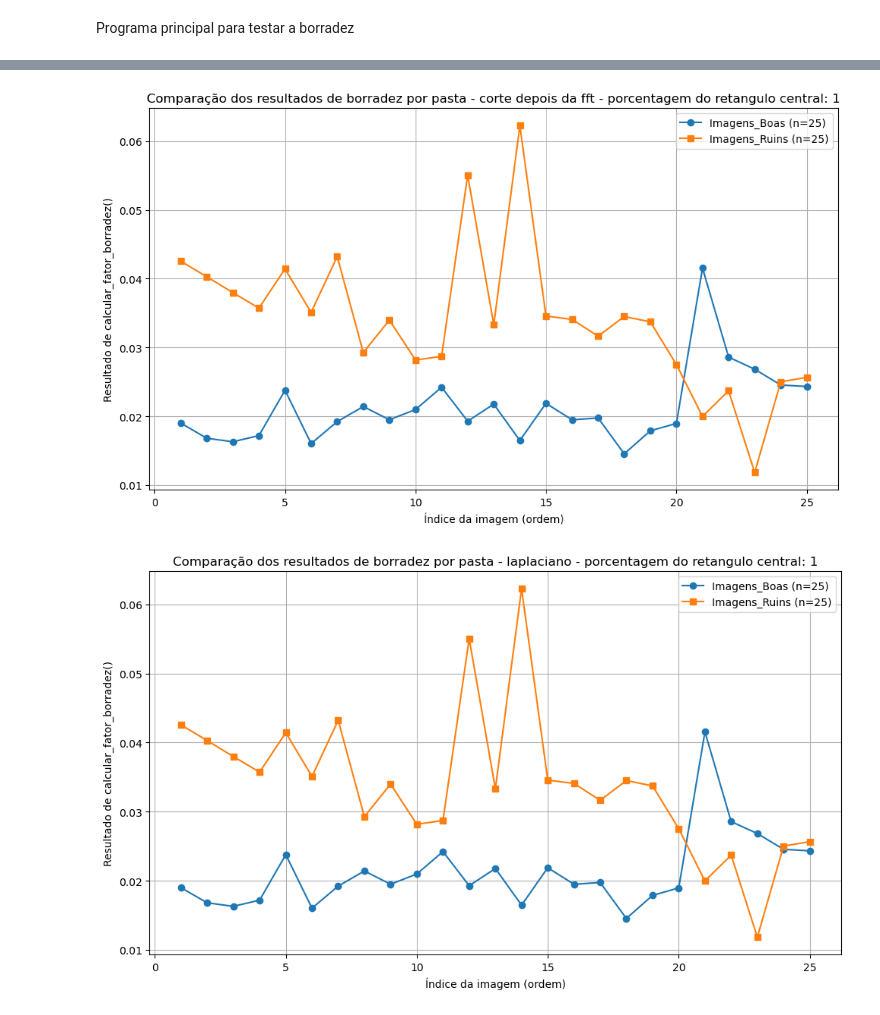
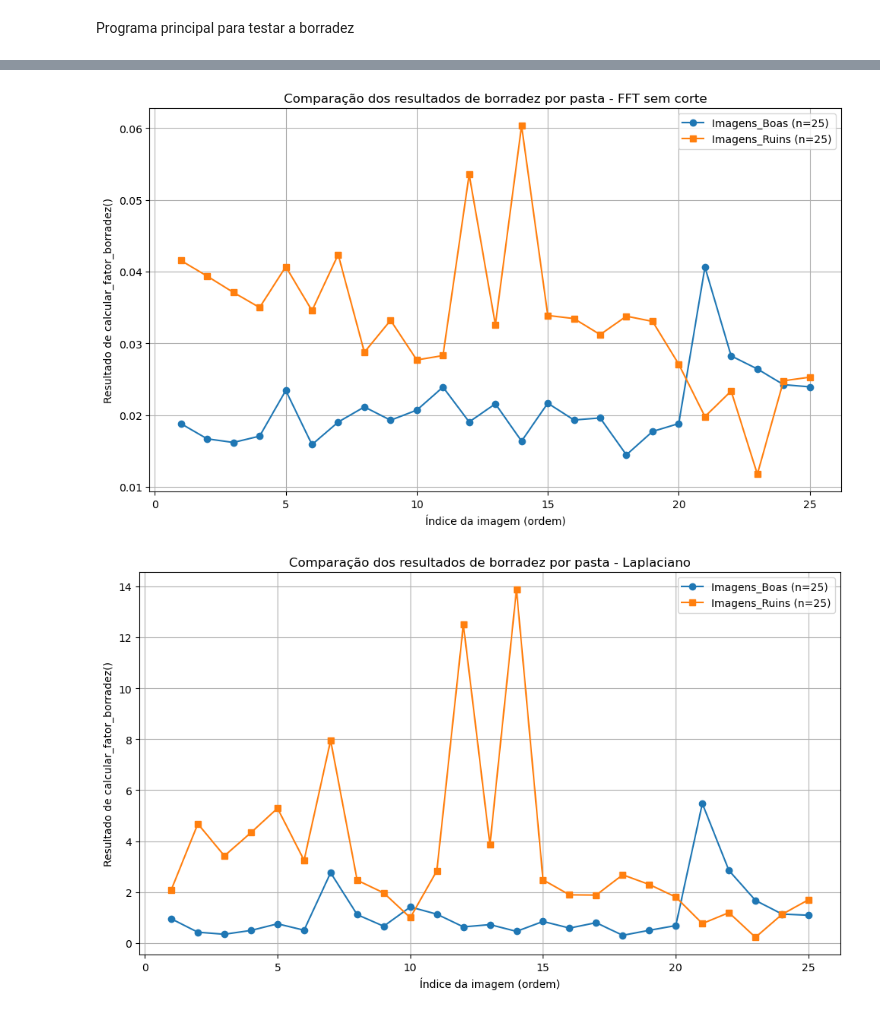
Before and after one commit to eriksonfm/borradez, a Jupyter notebook: teste-01.ipynb, the cells around one changed output, grey strips where cells are left out. Cells and saved outputs as stored; diff of their text form; code cells hidden in the pictures.

Commit message:
update: algoritmos com fft atualizados para fazer o corte correto (fft com corte, fft sem corte e laplaciano), comentarios com descricao completa das funcoes

```diff
--- a/teste-01.ipynb
+++ b/teste-01.ipynb
@@ -238,11 +210,11 @@ def run_on_folder(folder_path, porcentagem_central):
     resultsC = []
     names = []
 
-    # Calcula fator de borradez antes da FFT
+    # Calcula fator de borradez com FFT com corte no domínio da frequência
     for f in files:
         try:
             # Chama a função principal de borradez com o caminho do arquivo
-            res = calcular_fator_borradez_fft_corte_antes(str(f), porcentagem_central)
+            res = calcular_fator_borradez_fft_com_corte(str(f), porcentagem_central)
         except Exception as e:
             print(f"Ignorado {f}: {e}")
             continue
@@ -256,11 +228,11 @@ def run_on_folder(folder_path, porcentagem_central):
             resultsA.append(res)
         names.append(f.name)
 
-    # Calcula fator de borradez depois da FFT
+    # Calcula fator de borradez com FFT sem corte
     for f in files:
         try:
             # Chama a função principal de borradez com o caminho do arquivo
-            res = calcular_fator_borradez_fft_corte_depois(str(f), porcentagem_central)
+            res = calcular_fator_borradez_fft_sem_corte(str(f))
         except Exception as e:
             print(f"Ignorado {f}: {e}")
             continue
@@ -273,11 +245,11 @@ def run_on_folder(folder_path, porcentagem_central):
         except Exception:
             resultsB.append(res)
 
-    # Calcula fator de borradez com laplaciano
+    # Calcula fator de borradez com laplaciano na imagem inteira
     for f in files:
         try:
             # Chama a função principal de borradez com o caminho do arquivo
-            res = calcular_fator_borradez_fft_corte_antes(str(f), porcentagem_central)
+            res = calcular_fator_borradez_laplaciano(str(f))
         except Exception as e:
             print(f"Ignorado {f}: {e}")
             continue
@@ -299,8 +271,8 @@ project_root = _P('.').resolve()
 folder1 = str(project_root / 'Imagens_Boas')
 folder2 = str(project_root / 'Imagens_Ruins')
 
-# Eurístico que determina o tamanho do retângulo central de corte
-porcentagem_central = 1
+##### Eurístico que determina o tamanho do retângulo central de corte (de 0 a 1) #####
+porcentagem_central = 0.5
 
 # Executa processamento nas duas pastas
 res1A, res1B, res1C, names1 = run_on_folder(folder1, porcentagem_central)
@@ -326,7 +298,7 @@ else:
 # Rótulos e estilo do gráfico
 plt.xlabel('Índice da imagem (ordem)')
 plt.ylabel('Resultado de calcular_fator_borradez()')
-plt.title(f'Comparação dos resultados de borradez por pasta - corte antes da fft - porcentagem do retangulo central: {porcentagem_central}')
+plt.title(f'Comparação dos resultados de borradez por pasta - FFT com corte - porcentagem do retangulo central: {porcentagem_central*100}%')
 if plotted:
     plt.legend()
 plt.grid(True)
@@ -354,7 +326,7 @@ else:
 # Rótulos e estilo do gráfico
 plt.xlabel('Índice da imagem (ordem)')
 plt.ylabel('Resultado de calcular_fator_borradez()')
-plt.title(f'Comparação dos resultados de borradez por pasta - corte depois da fft - porcentagem do retangulo central: {porcentagem_central}')
+plt.title(f'Comparação dos resultados de borradez por pasta - FFT sem corte')
 if plotted:
     plt.legend()
 plt.grid(True)
@@ -382,7 +354,7 @@ else:
 # Rótulos e estilo do gráfico
 plt.xlabel('Índice da imagem (ordem)')
 plt.ylabel('Resultado de calcular_fator_borradez()')
-plt.title(f'Comparação dos resultados de borradez por pasta - laplaciano - porcentagem do retangulo central: {porcentagem_central}')
+plt.title(f'Comparação dos resultados de borradez por pasta - Laplaciano')
 if plotted:
     plt.legend()
 plt.grid(True)
@@ -393,2 +365,2 @@ plt.show()
-[figure, old version]
+[figure, new version]
-[figure, old version]
+[figure, new version]
```
Also changed, not shown: parts of 2 cells of this notebook.
